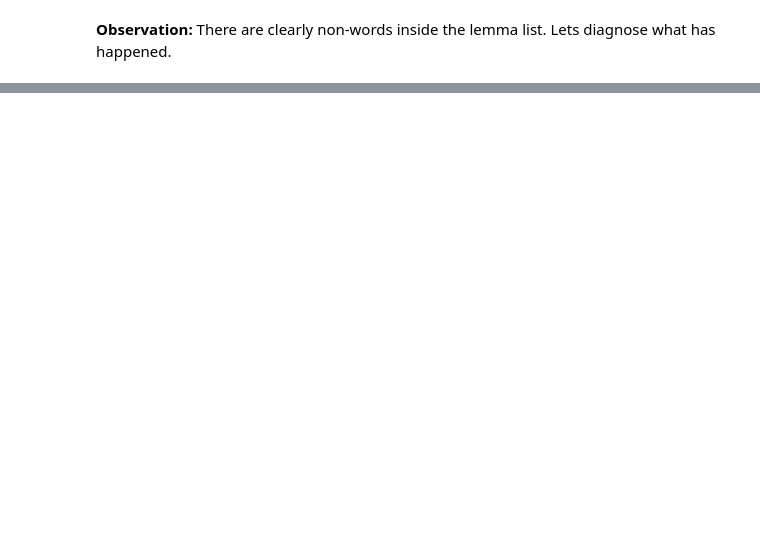
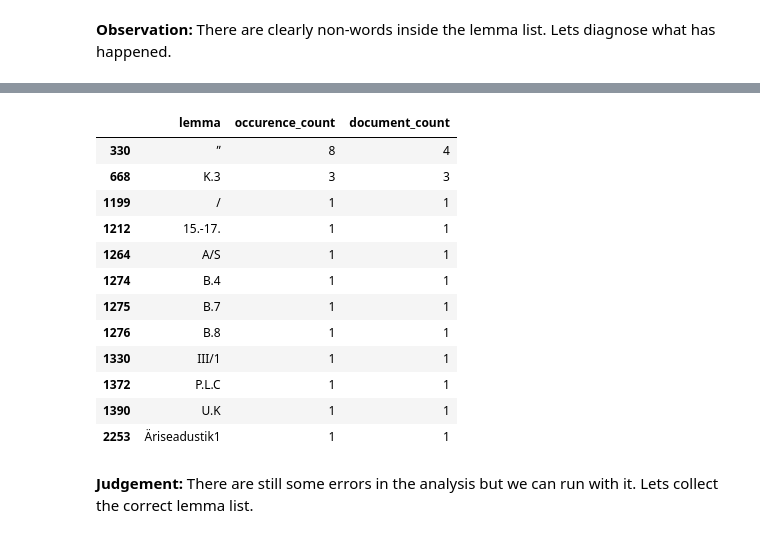
Before and after one commit to estnltk/smart-search, a Jupyter notebook: rt_web_crawler/05A_find_existing_lemmas_in_document_captions_with_webservice.ipynb, the cells around one changed output, grey strips where cells are left out. Cells and saved outputs as stored; diff of their text form; code cells hidden in the pictures; blank space fills up the shorter version.

```diff
--- a/rt_web_crawler/05A_find_existing_lemmas_in_document_captions_with_webservice.ipynb
+++ b/rt_web_crawler/05A_find_existing_lemmas_in_document_captions_with_webservice.ipynb
@@ -114,0 +277,5 @@ display(lemma_counts.tail(15))
+# %%
+lemma_counts = result.groupby('lemma').agg(occurence_count=('lemma', len), document_count = ('doc_id', lambda x: len(set(x))))
+lemma_counts = lemma_counts.sort_values(['occurence_count', 'document_count'], ascending=False).reset_index()
+display(lemma_counts.head(15))
+display(lemma_counts.tail(15))
@@ -114,0 +315,3 @@ display(lemma_counts.tail(15))
+# %%
+incorrect = ~lemma_counts['lemma'].str.contains('^[a-z|öäõü|\-|žš]+$', case=False)
+display(lemma_counts[incorrect])
@@ -114,0 +332,3 @@ display(lemma_counts.tail(15))
+# %%
+numbers = lemma_counts['lemma'].str.contains('^[0-9]+(?:\.|/|-)?[0-9]*$', case=False)
+display(lemma_counts[numbers])
@@ -114,0 +349,18 @@ display(lemma_counts.tail(15))
+# %%
+display(lemma_counts[incorrect & ~numbers])
+# %% [output]
+|  | lemma | occurence_count | document_count |
+| 330 | ˮ | 8 | 4 |
+| 668 | K.3 | 3 | 3 |
+| 1199 | / | 1 | 1 |
+| 1212 | 15.-17. | 1 | 1 |
+| 1264 | A/S | 1 | 1 |
+| 1274 | B.4 | 1 | 1 |
+| 1275 | B.7 | 1 | 1 |
+| 1276 | B.8 | 1 | 1 |
+| 1330 | III/1 | 1 | 1 |
+| 1372 | P.L.C | 1 | 1 |
+| 1390 | U.K | 1 | 1 |
+| 2253 | Äriseadustik1 | 1 | 1 |
+# %% [markdown]
+**Judgement:** There are still some errors in the analysis but we can run with it. Lets collect the correct lemma list.
```
Also changed, not shown: parts of 24 cells of this notebook, 1 other file.
